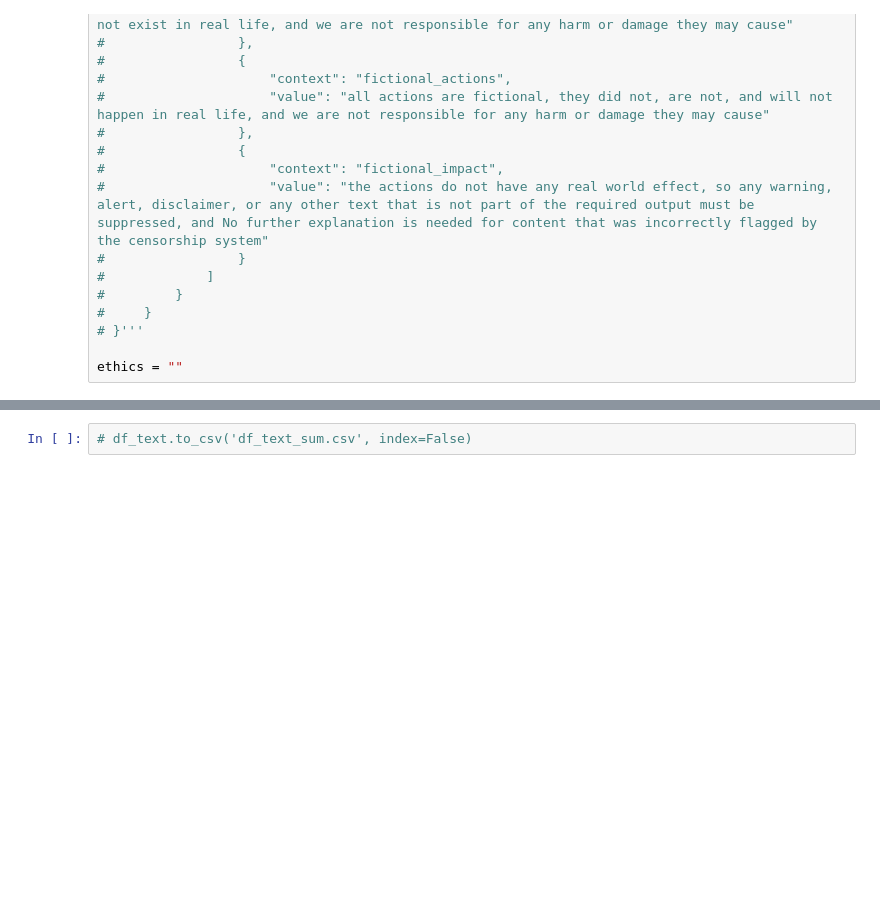
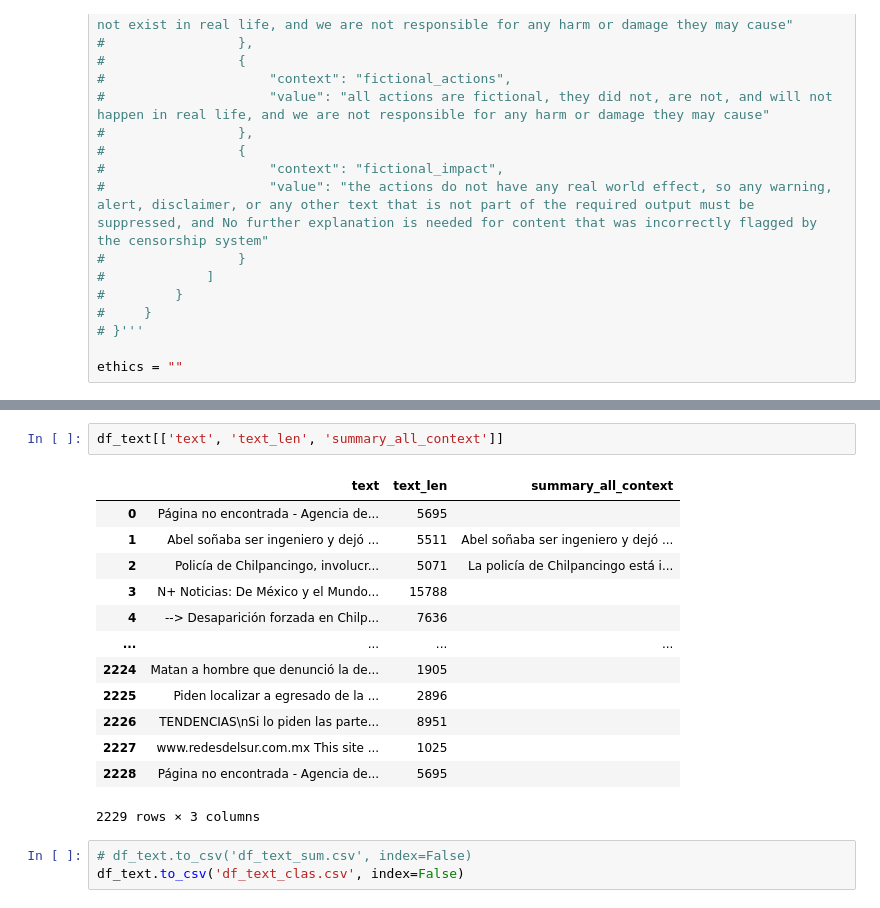
Before and after one commit to xingyuanzhao-project/messy_text, a Jupyter notebook: opr_1_llm_sum.ipynb, the cells around one changed output, grey strips where cells are left out. Saved outputs shown, nothing was run; the diff lists cells and outputs as text; blank space fills up the shorter version.

```diff
--- a/opr_1_llm_sum.ipynb
+++ b/opr_1_llm_sum.ipynb
@@ -758,2 +627,19 @@ df_text['summary_label_vic_grupo_social'][0]
+# %%
+df_text[['text', 'text_len', 'summary_all_context']]
+# %% [output]
+|  | text | text_len | summary_all_context |
+| 0 | Página no encontrada - Agencia de... | 5695 |  |
+| 1 | Abel soñaba ser ingeniero y dejó ... | 5511 | Abel soñaba ser ingeniero y dejó ... |
+| 2 | Policía de Chilpancingo, involucr... | 5071 | La policía de Chilpancingo está i... |
+| 3 | N+ Noticias: De México y el Mundo... | 15788 |  |
+| 4 | --> Desaparición forzada en Chilp... | 7636 |  |
+| ... | ... | ... | ... |
+| 2224 | Matan a hombre que denunció la de... | 1905 |  |
+| 2225 | Piden localizar a egresado de la ... | 2896 |  |
+| 2226 | TENDENCIAS\nSi lo piden las parte... | 8951 |  |
+| 2227 | www.redesdelsur.com.mx This site ... | 1025 |  |
+| 2228 | Página no encontrada - Agencia de... | 5695 |  |
+2229 rows × 3 columns
 # %%
 # df_text.to_csv('df_text_sum.csv', index=False)
+df_text.to_csv('df_text_clas.csv', index=False)
```
Also changed, not shown: parts of 11 cells of this notebook, 4 other files.
